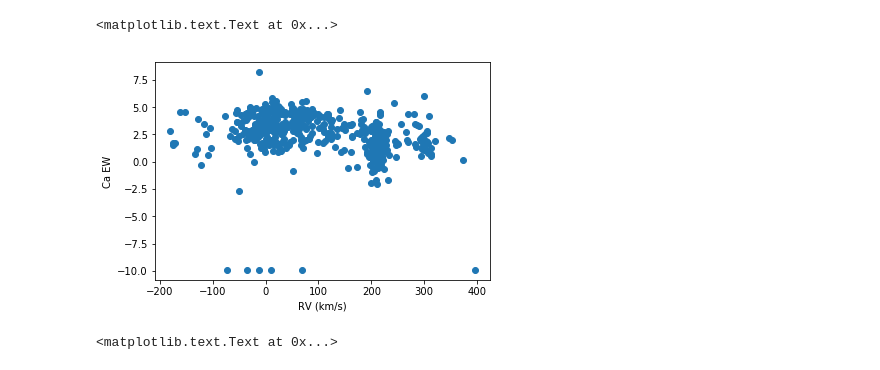
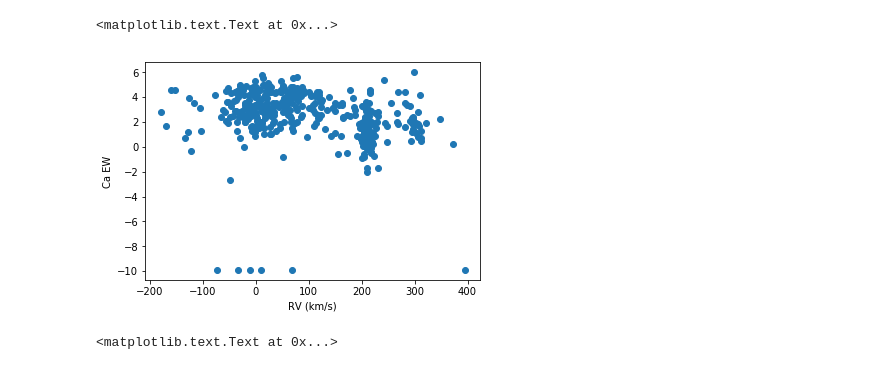
Before and after one commit to UCLAMLRG/reading_group_2017_fall, a Jupyter notebook: week2/Dwarf Galaxy - Segue 1 members.ipynb, the cells around one changed output. Cells and saved outputs as stored; diff of their text form; code cells hidden in the pictures.

```diff
--- a/week2/Dwarf Galaxy - Segue 1 members.ipynb
+++ b/week2/Dwarf Galaxy - Segue 1 members.ipynb
@@ -31,8 +34,9 @@ ColDefs(
 # %%
+tab = tab[np.isfinite(tab['imag'])]
 plt.plot(tab['Vel'],tab['EW'],'o')
 plt.xlabel('RV (km/s)')
 plt.ylabel('Ca EW')
 # %% [output]
 <matplotlib.text.Text at 0x...>
-[figure, old version]
+[figure, new version]
 # %%
```
Also changed, not shown: parts of 6 cells of this notebook, 1 other file.
